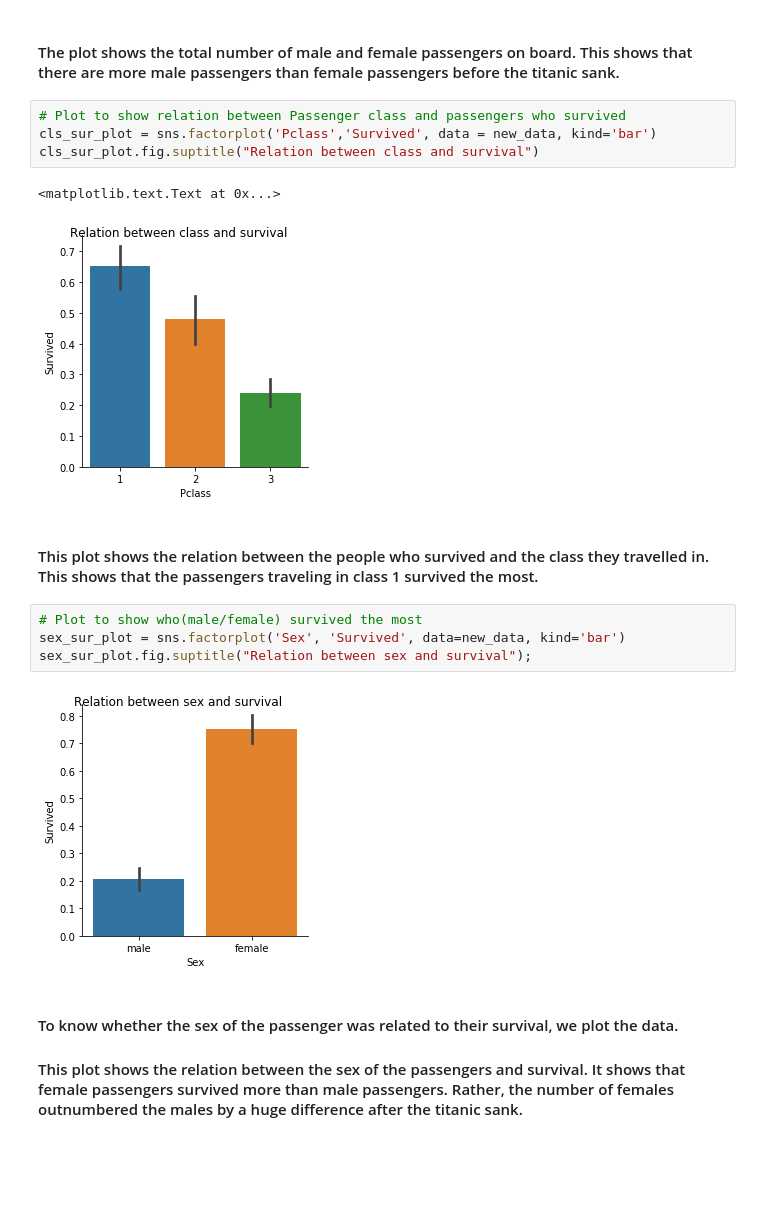
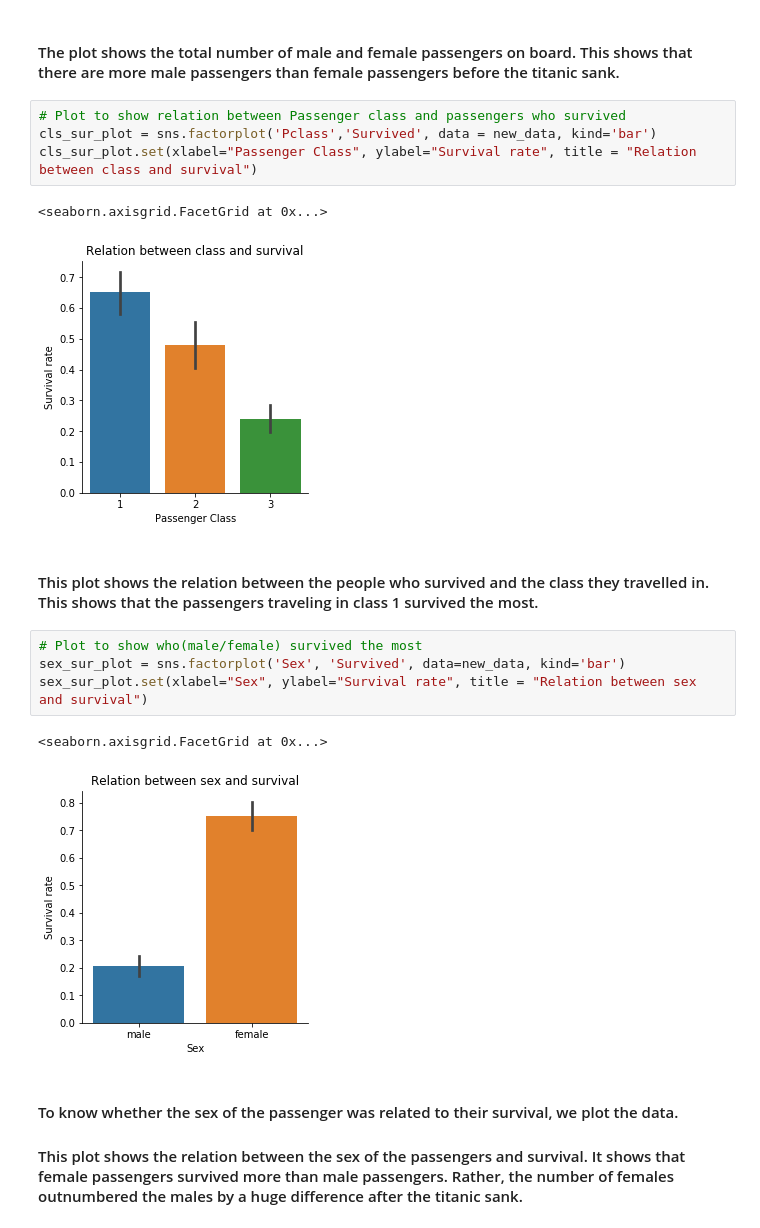
Before and after one commit to raghunandepu/Data_Analysis, a Jupyter notebook: Titanic_Data_Analysis.ipynb, the cells around one changed output. Saved outputs shown, nothing was run; the diff lists cells and outputs as text; blank space fills up the shorter version.

Commit message:
Made changes to plots as per review

```diff
--- a/Titanic_Data_Analysis.ipynb
+++ b/Titanic_Data_Analysis.ipynb
@@ -154,18 +154,19 @@ Total female Passengers:  259
 # %%
 # Plot to show relation between Passenger class and passengers who survived
 cls_sur_plot = sns.factorplot('Pclass','Survived', data = new_data, kind='bar')
-cls_sur_plot.fig.suptitle("Relation between class and survival")
+cls_sur_plot.set(xlabel="Passenger Class", ylabel="Survival rate", title = "Relation between class and survival")
 # %% [output]
-<matplotlib.text.Text at 0x...>
+<seaborn.axisgrid.FacetGrid at 0x...>
-[figure, old version]
+[figure, new version]
 # %% [markdown]
 #### This plot shows the relation between the people who survived and the class they travelled in. This shows that the passengers traveling in class 1 survived the most.
 # %%
 # Plot to show who(male/female) survived the most
 sex_sur_plot = sns.factorplot('Sex', 'Survived', data=new_data, kind='bar')
-sex_sur_plot.fig.suptitle("Relation between sex and survival");
+sex_sur_plot.set(xlabel="Sex", ylabel="Survival rate", title = "Relation between sex and survival")
 # %% [output]
+<seaborn.axisgrid.FacetGrid at 0x...>
-[figure, old version]
+[figure, new version]
 # %% [markdown]
 #### To know whether the sex of the passenger was related to their survival, we plot the data.
 #### This plot shows the relation between the sex of the passengers and survival. It shows that female passengers survived more than male passengers. Rather, the number of females outnumbered the males by a huge difference after the titanic sank.
```
Also changed, not shown: parts of 3 cells of this notebook, 1 other file.
